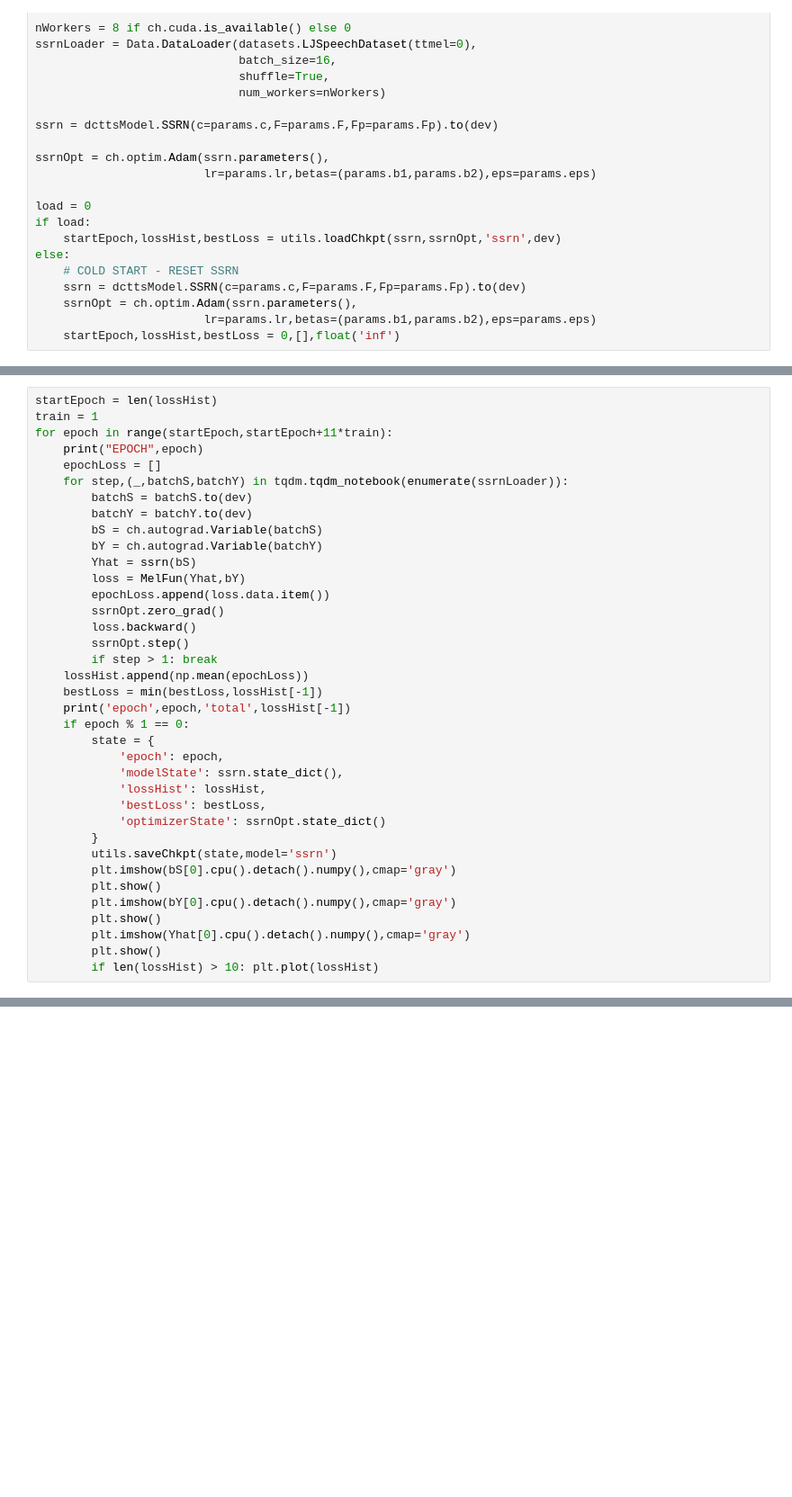
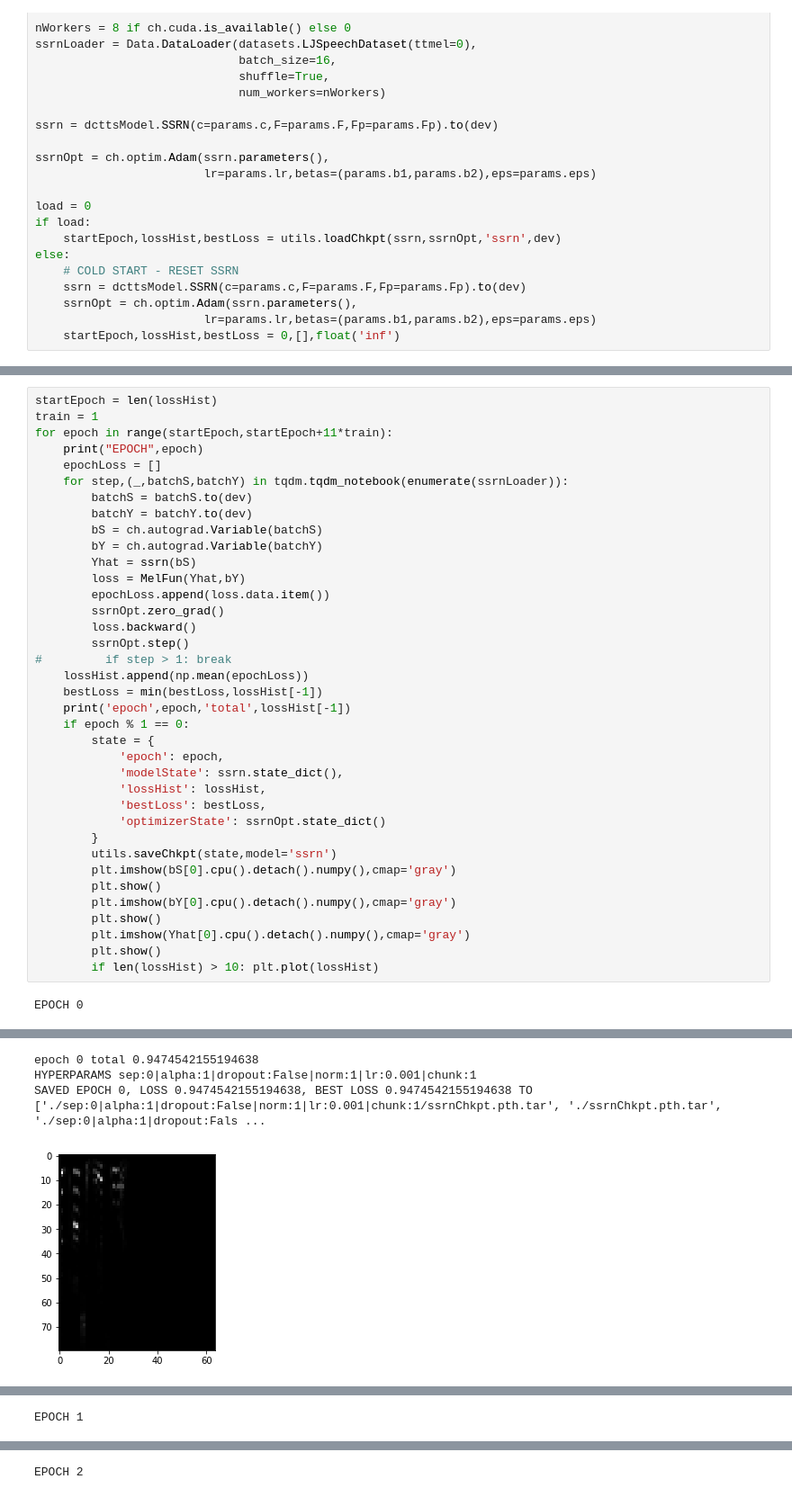
Before and after one commit to aduriseti/ETTTS_pytorch, a Jupyter notebook: dcttsTrain.ipynb, the cells around one changed output, grey strips where cells are left out. Shown at 90% size. Drawn from its saved outputs; the diff is of its cells as text; blank space fills up the shorter version.

```diff
--- a/dcttsTrain.ipynb
+++ b/dcttsTrain.ipynb
@@ -220,7 +223,7 @@ for epoch in range(startEpoch,startEpoch+11*train):
         ssrnOpt.zero_grad()
         loss.backward()
         ssrnOpt.step()
-        if step > 1: break
+#         if step > 1: break
     lossHist.append(np.mean(epochLoss))
     bestLoss = min(bestLoss,lossHist[-1])
     print('epoch',epoch,'total',lossHist[-1])
@@ -240,3 +243,5 @@ for epoch in range(startEpoch,startEpoch+11*train):
         plt.imshow(Yhat[0].cpu().detach().numpy(),cmap='gray')
         plt.show()
         if len(lossHist) > 10: plt.plot(lossHist)
+# %% [output]
+EPOCH 0
@@ -242,0 +249,4 @@ for epoch in range(startEpoch,startEpoch+11*train):
+epoch 0 total 0.9474542155194638
+HYPERPARAMS sep:0|alpha:1|dropout:False|norm:1|lr:0.001|chunk:1
+SAVED EPOCH 0, LOSS 0.9474542155194638, BEST LOSS 0.9474542155194638 TO ['./sep:0|alpha:1|dropout:False|norm:1|lr:0.001|chunk:1/ssrnChkpt.pth.tar', './ssrnChkpt.pth.tar', './sep:0|alpha:1|dropout:Fals ...
+[figure, added]
@@ -242,0 +255 @@ for epoch in range(startEpoch,startEpoch+11*train):
+EPOCH 1
@@ -242,0 +263 @@ for epoch in range(startEpoch,startEpoch+11*train):
+EPOCH 2
```
Also changed, not shown: parts of 3 cells of this notebook.
